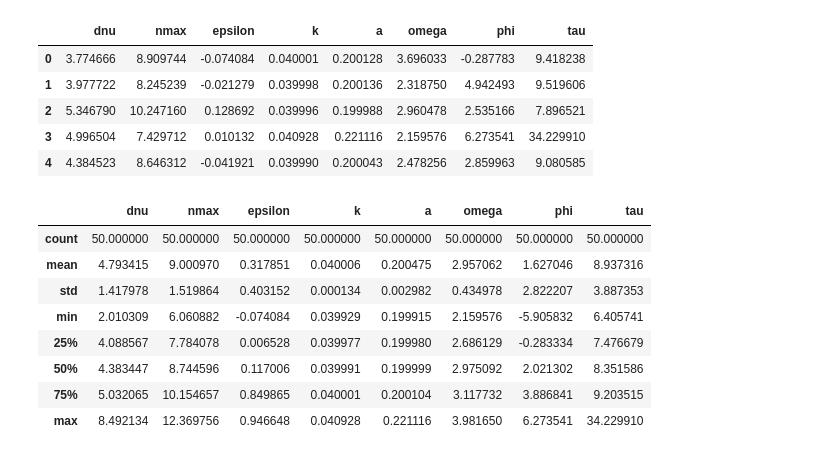
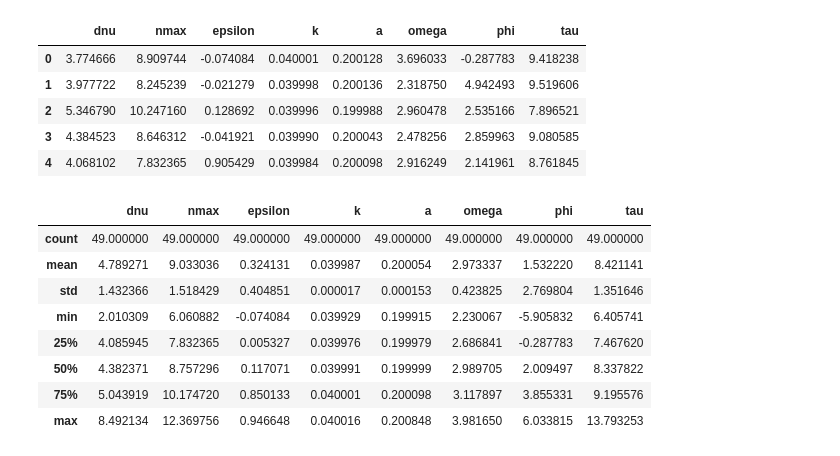
Before and after one commit to daw538/y4project, a Jupyter notebook: Dan_notebooks/hyperpriors50.ipynb, the cells around one changed output. Cells and saved outputs as stored; diff of their text form; code cells hidden in the pictures.

```diff
--- a/Dan_notebooks/hyperpriors50.ipynb
+++ b/Dan_notebooks/hyperpriors50.ipynb
@@ -8,22 +8,22 @@ from IPython.display import display
 from matplotlib import rc
 rc("font", family="serif", size=11)
 # %%
-df = pd.read_csv('manystars.csv', usecols=['dnu','nmax','epsilon','k','a','omega','phi','tau'])
+df = pd.read_csv('hyperpriors50.csv', usecols=['dnu','nmax','epsilon','k','a','omega','phi','tau'])
 display(df.head())
 df.describe()
 # %% [output]
 |  | dnu | nmax | epsilon | k | a | omega | phi | tau |
 | 0 | 3.774666 | 8.909744 | -0.074084 | 0.040001 | 0.200128 | 3.696033 | -0.287783 | 9.418238 |
 | 1 | 3.977722 | 8.245239 | -0.021279 | 0.039998 | 0.200136 | 2.318750 | 4.942493 | 9.519606 |
 | 2 | 5.346790 | 10.247160 | 0.128692 | 0.039996 | 0.199988 | 2.960478 | 2.535166 | 7.896521 |
-| 3 | 4.996504 | 7.429712 | 0.010132 | 0.040928 | 0.221116 | 2.159576 | 6.273541 | 34.229910 |
-| 4 | 4.384523 | 8.646312 | -0.041921 | 0.039990 | 0.200043 | 2.478256 | 2.859963 | 9.080585 |
+| 3 | 4.384523 | 8.646312 | -0.041921 | 0.039990 | 0.200043 | 2.478256 | 2.859963 | 9.080585 |
+| 4 | 4.068102 | 7.832365 | 0.905429 | 0.039984 | 0.200098 | 2.916249 | 2.141961 | 8.761845 |
 |  | dnu | nmax | epsilon | k | a | omega | phi | tau |
-| count | 50.000000 | 50.000000 | 50.000000 | 50.000000 | 50.000000 | 50.000000 | 50.000000 | 50.000000 |
-| mean | 4.793415 | 9.000970 | 0.317851 | 0.040006 | 0.200475 | 2.957062 | 1.627046 | 8.937316 |
-| std | 1.417978 | 1.519864 | 0.403152 | 0.000134 | 0.002982 | 0.434978 | 2.822207 | 3.887353 |
-| min | 2.010309 | 6.060882 | -0.074084 | 0.039929 | 0.199915 | 2.159576 | -5.905832 | 6.405741 |
-| 25% | 4.088567 | 7.784078 | 0.006528 | 0.039977 | 0.199980 | 2.686129 | -0.283334 | 7.476679 |
-| 50% | 4.383447 | 8.744596 | 0.117006 | 0.039991 | 0.199999 | 2.975092 | 2.021302 | 8.351586 |
-| 75% | 5.032065 | 10.154657 | 0.849865 | 0.040001 | 0.200104 | 3.117732 | 3.886841 | 9.203515 |
-| max | 8.492134 | 12.369756 | 0.946648 | 0.040928 | 0.221116 | 3.981650 | 6.273541 | 34.229910 |
+| count | 49.000000 | 49.000000 | 49.000000 | 49.000000 | 49.000000 | 49.000000 | 49.000000 | 49.000000 |
+| mean | 4.789271 | 9.033036 | 0.324131 | 0.039987 | 0.200054 | 2.973337 | 1.532220 | 8.421141 |
+| std | 1.432366 | 1.518429 | 0.404851 | 0.000017 | 0.000153 | 0.423825 | 2.769804 | 1.351646 |
+| min | 2.010309 | 6.060882 | -0.074084 | 0.039929 | 0.199915 | 2.230067 | -5.905832 | 6.405741 |
+| 25% | 4.085945 | 7.832365 | 0.005327 | 0.039976 | 0.199979 | 2.686841 | -0.287783 | 7.467620 |
+| 50% | 4.382371 | 8.757296 | 0.117071 | 0.039991 | 0.199999 | 2.989705 | 2.009497 | 8.337822 |
+| 75% | 5.043919 | 10.174720 | 0.850133 | 0.040001 | 0.200098 | 3.117897 | 3.855331 | 9.195576 |
+| max | 8.492134 | 12.369756 | 0.946648 | 0.040016 | 0.200848 | 3.981650 | 6.033815 | 13.793253 |
```
Also changed, not shown: parts of 4 cells of this notebook, 3 other files.
